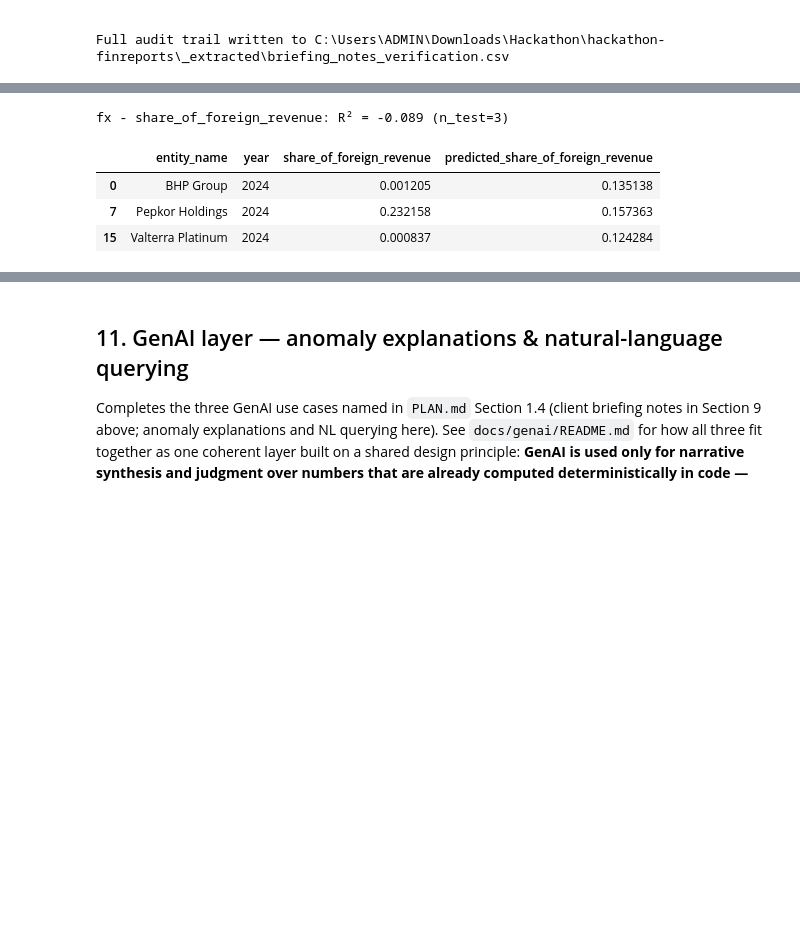
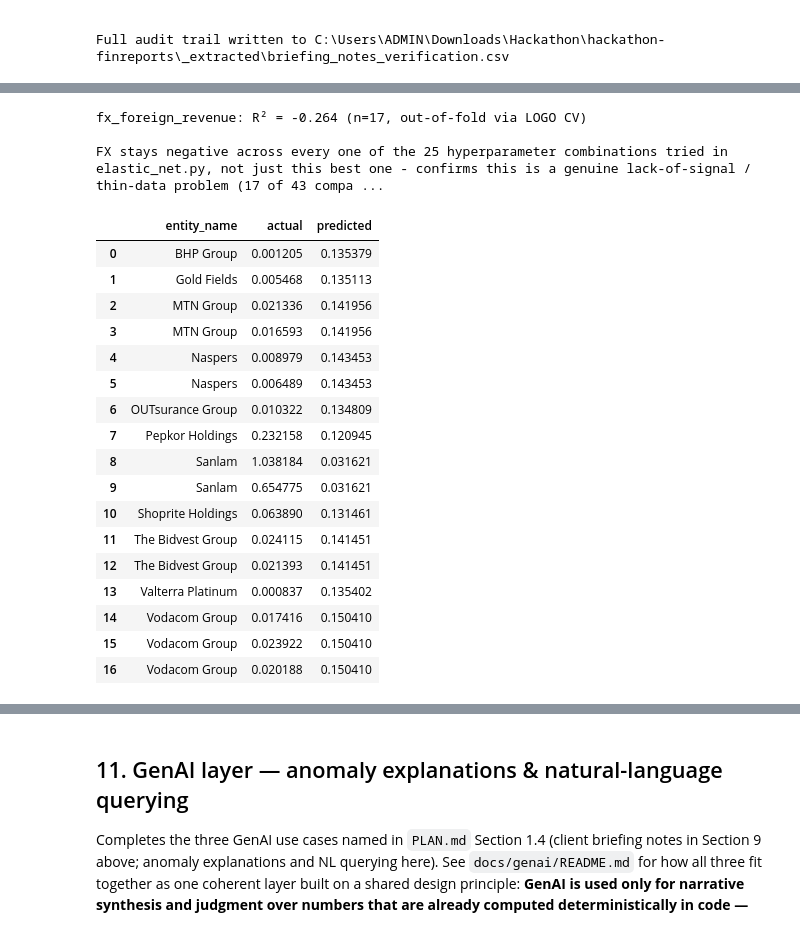
Before and after one commit to wiz-20/Root3, a Jupyter notebook: wallet_engine.ipynb, the cells around one changed output, grey strips where cells are left out. Drawn from its saved outputs; the diff is of its cells as text; code cells hidden in the pictures; blank space fills up the shorter version.

```diff
--- a/wallet_engine.ipynb
+++ b/wallet_engine.ipynb
@@ -438,35 +453,31 @@ transactional_results
 # %%
-# FX model needs a derived external denominator (foreign_revenue = revenue x foreign_revenue_pct),
-# not a straight renamed column, so it doesn't fit the generic evaluate_pillar() shape above.
-fx_model, fx_scaler = load_pillar_model("fx")
-fx_internal = pd.read_csv(GOLD_DIR / "cross_border_gold.csv")
-
-fx_external = external[["entity_name", "fiscal_year", "revenue_zar_m", "foreign_revenue_pct"]].rename(
-    columns={"fiscal_year": "year"}
-).dropna()
-fx_external["foreign_revenue"] = (fx_external["revenue_zar_m"] * 1_000_000.0) * (fx_external["foreign_revenue_pct"] / 100.0)
-fx_external = fx_external.drop(columns=["revenue_zar_m", "foreign_revenue_pct"])
-
-fx = fx_external.merge(fx_internal, on=["year", "entity_name"])
-fx["share_of_foreign_revenue"] = fx["cross_border_inflows"] / fx["foreign_revenue"]
-fx = fx.replace([np.inf, -np.inf], np.nan).dropna(subset=["share_of_foreign_revenue"])
-
-X_fx = fx[["cross_border_inflows"]]
-y_fx = fx["share_of_foreign_revenue"]
-groups = fx["entity_name"]
-
-_, test_idx = next(GroupShuffleSplit(n_splits=1, test_size=0.2, random_state=42).split(X_fx, y_fx, groups=groups))
-X_fx_test_scaled = fx_scaler.transform(X_fx.iloc[test_idx])
-y_fx_pred = fx_model.predict(X_fx_test_scaled)
-
-fx_results = fx.iloc[test_idx][["entity_name", "year", "share_of_foreign_revenue"]].copy()
-fx_results["predicted_share_of_foreign_revenue"] = y_fx_pred
-print(f"fx - share_of_foreign_revenue: R\u00b2 = {r2_score(fx_results['share_of_foreign_revenue'], y_fx_pred):.3f} (n_test={len(fx_results)})")
+fx_results = logo_results(elastic_net.X_fx, elastic_net.y_fx, elastic_net.groups_fx, "fx_foreign_revenue")
+print(
+    "\nFX stays negative across every one of the 25 hyperparameter combinations tried in elastic_net.py, "
+    "not just this best one - confirms this is a genuine lack-of-signal / thin-data problem "
+    "(17 of 43 company-years have a usable foreign_revenue_pct), not a tunable modeling issue."
+)
 fx_results
 # %% [output]
-fx - share_of_foreign_revenue: R² = -0.089 (n_test=3)
+fx_foreign_revenue: R² = -0.264 (n=17, out-of-fold via LOGO CV)
+
+FX stays negative across every one of the 25 hyperparameter combinations tried in elastic_net.py, not just this best one - confirms this is a genuine lack-of-signal / thin-data problem (17 of 43 compa ...
-|  | entity_name | year | share_of_foreign_revenue | predicted_share_of_foreign_revenue |
-| 0 | BHP Group | 2024 | 0.001205 | 0.135138 |
-| 7 | Pepkor Holdings | 2024 | 0.232158 | 0.157363 |
-| 15 | Valterra Platinum | 2024 | 0.000837 | 0.124284 |
+|  | entity_name | actual | predicted |
+| 0 | BHP Group | 0.001205 | 0.135379 |
+| 1 | Gold Fields | 0.005468 | 0.135113 |
+| 2 | MTN Group | 0.021336 | 0.141956 |
+| 3 | MTN Group | 0.016593 | 0.141956 |
+| 4 | Naspers | 0.008979 | 0.143453 |
+| 5 | Naspers | 0.006489 | 0.143453 |
+| 6 | OUTsurance Group | 0.010322 | 0.134809 |
+| 7 | Pepkor Holdings | 0.232158 | 0.120945 |
+| 8 | Sanlam | 1.038184 | 0.031621 |
+| 9 | Sanlam | 0.654775 | 0.031621 |
+| 10 | Shoprite Holdings | 0.063890 | 0.131461 |
+| 11 | The Bidvest Group | 0.024115 | 0.141451 |
+| 12 | The Bidvest Group | 0.021393 | 0.141451 |
+| 13 | Valterra Platinum | 0.000837 | 0.135402 |
+| 14 | Vodacom Group | 0.017416 | 0.150410 |
+| 15 | Vodacom Group | 0.023922 | 0.150410 |
+| 16 | Vodacom Group | 0.020188 | 0.150410 |
 # %%
```
Also changed, not shown: parts of 6 cells of this notebook.
